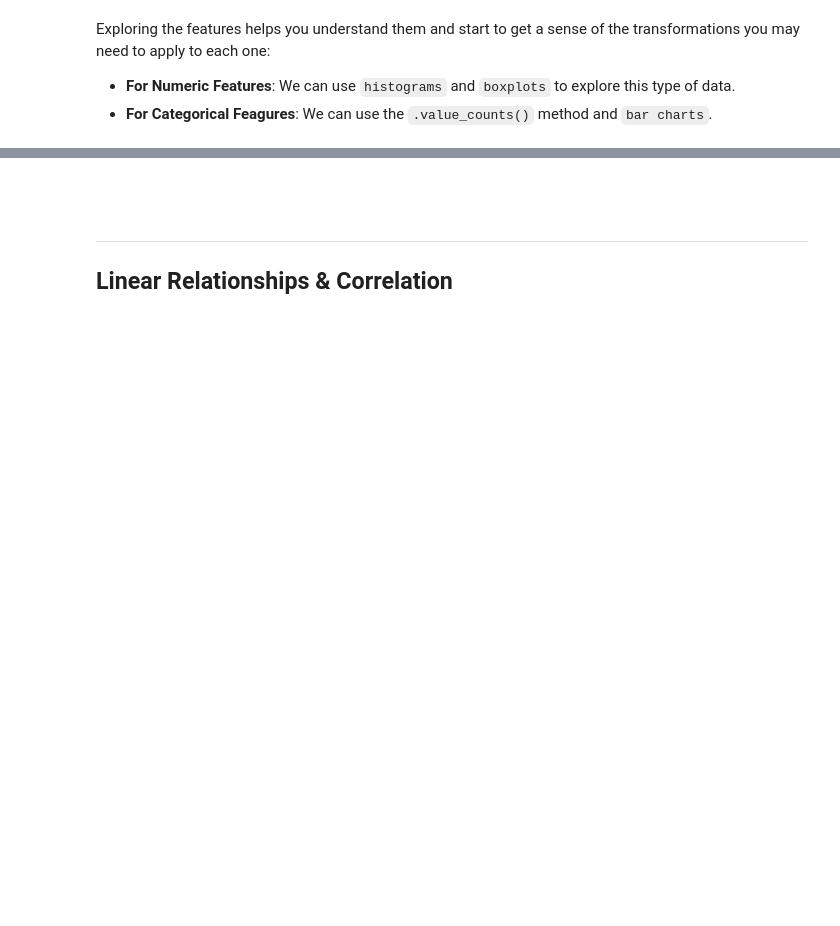
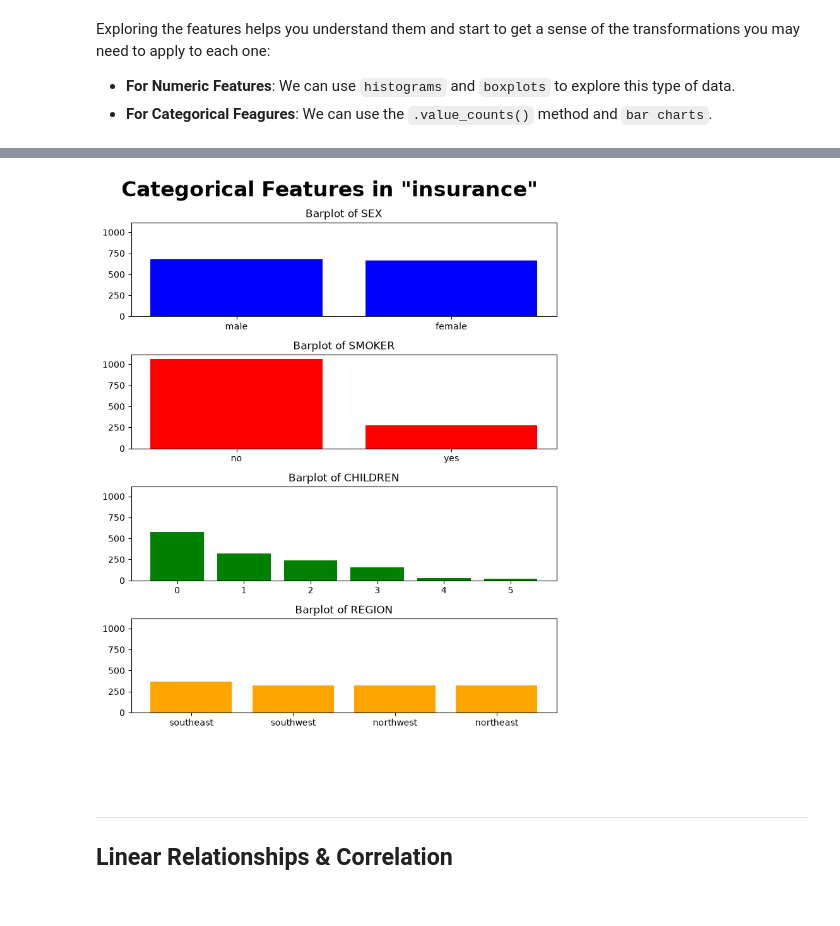
Before and after one commit to MiltonValleL/regression-and-forecasting, a Jupyter notebook: notebooks/01.pre-modelling.ipynb, the cells around one changed output, grey strips where cells are left out. Saved outputs shown, nothing was run; the diff lists cells and outputs as text; code cells hidden in the pictures; blank space fills up the shorter version.

```diff
--- a/notebooks/01.pre-modelling.ipynb
+++ b/notebooks/01.pre-modelling.ipynb
@@ -244,3 +221,17 @@ plt.show()
+# %%
+# Let's take a look at some categorical features histograms (sex, children, smoker, region)
+cat_cols = ['sex', 'smoker', 'children', 'region']
+
+fig, ax = plt.subplots(nrows=len(cat_cols), figsize=(7.5, 9), layout='tight', sharey=True)
+
+for row, c, ax in zip(cat_cols, color_plot[:len(cat_cols)], ax.flat):
+    ax.bar(x=insurance[row].value_counts().index, height=insurance[row].value_counts(), color=c)
+    ax.set_title(f"Barplot of {row.upper()}")
+
+plt.suptitle('Categorical Features in "insurance"', fontsize=24, fontweight='bold')
+plt.show()
+# %% [output]
+[figure, added]
 # %% [markdown]
 <br><br>
 
```
Also changed, not shown: parts of 8 cells of this notebook.
